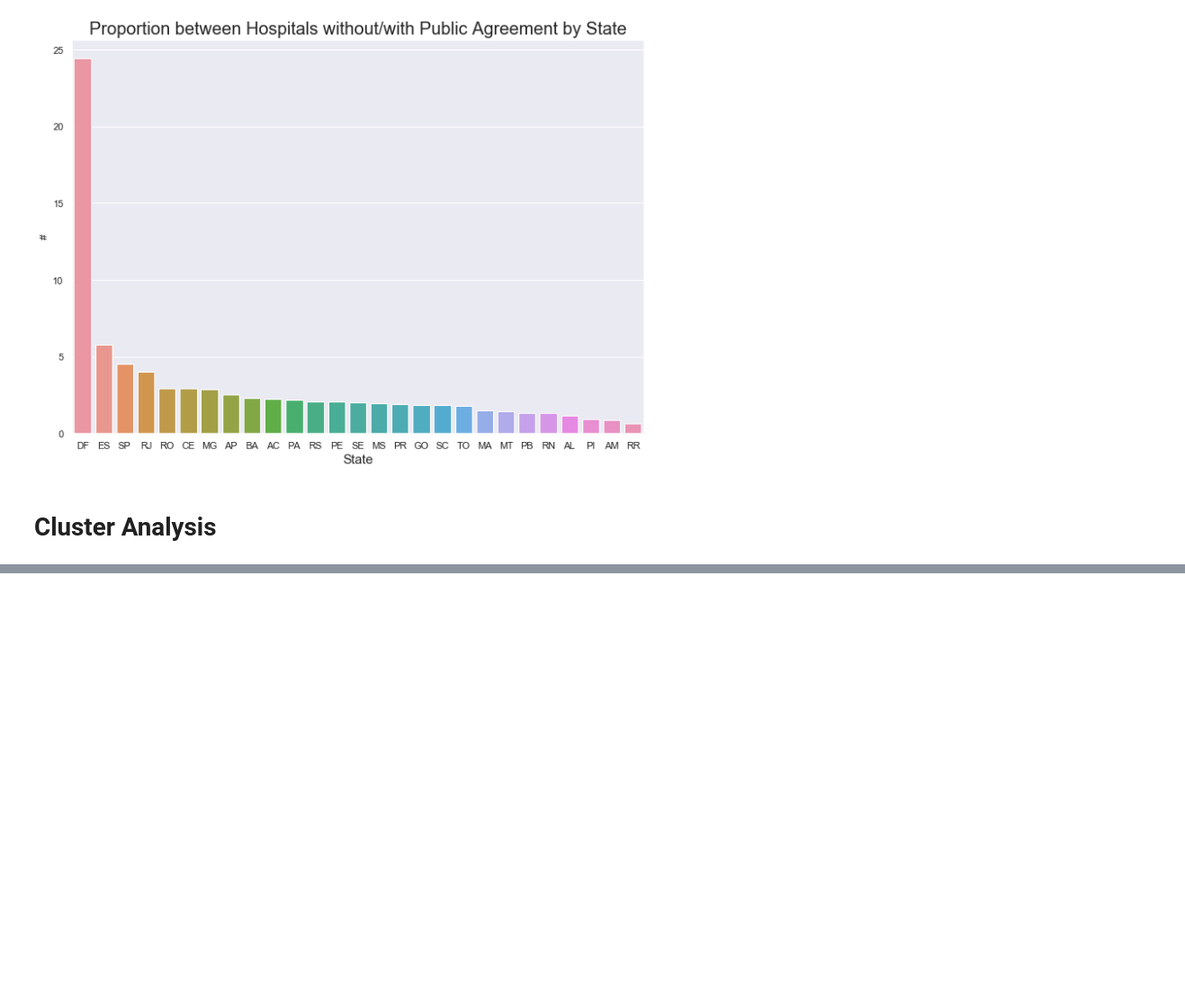
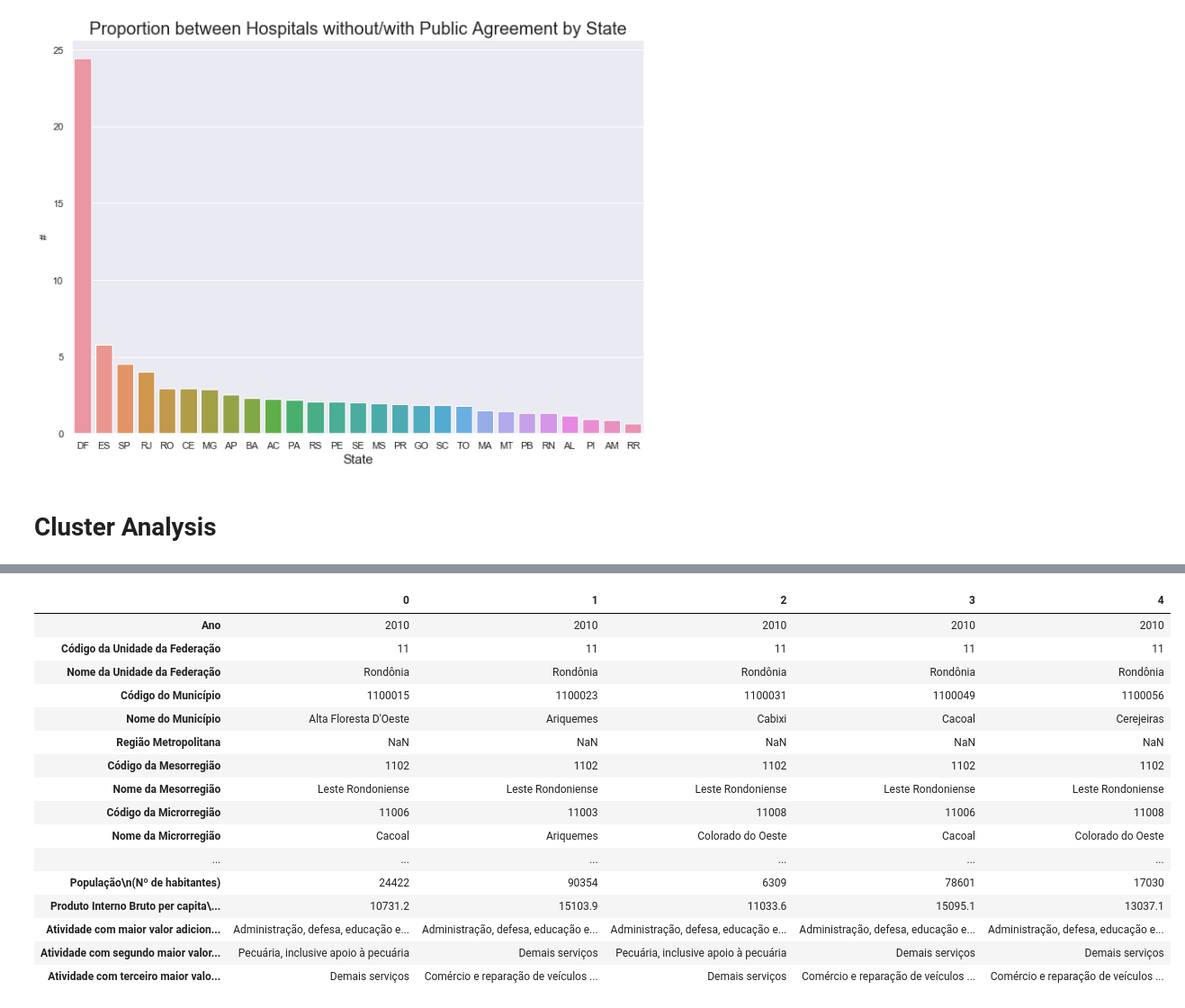
Before and after one commit to tbuzze/hospitalsbrazil2018, a Jupyter notebook: Hospital_Brazil.ipynb, the cells around one changed output, grey strips where cells are left out. Shown: that part at 90% size. Cells and saved outputs as stored; diff of their text form; code cells hidden in the pictures; blank space fills up the shorter version.

```diff
--- a/Hospital_Brazil.ipynb
+++ b/Hospital_Brazil.ipynb
@@ -286,0 +355,21 @@ Text(0, 0.5, '#')
+# %%
+#-- printing head
+pib.head().T
+# %% [output]
+|  | 0 | 1 | 2 | 3 | 4 |
+| Ano | 2010 | 2010 | 2010 | 2010 | 2010 |
+| Código da Unidade da Federação | 11 | 11 | 11 | 11 | 11 |
+| Nome da Unidade da Federação | Rondônia | Rondônia | Rondônia | Rondônia | Rondônia |
+| Código do Município | 1100015 | 1100023 | 1100031 | 1100049 | 1100056 |
+| Nome do Município | Alta Floresta D'Oeste | Ariquemes | Cabixi | Cacoal | Cerejeiras |
+| Região Metropolitana | NaN | NaN | NaN | NaN | NaN |
+| Código da Mesorregião | 1102 | 1102 | 1102 | 1102 | 1102 |
+| Nome da Mesorregião | Leste Rondoniense | Leste Rondoniense | Leste Rondoniense | Leste Rondoniense | Leste Rondoniense |
+| Código da Microrregião | 11006 | 11003 | 11008 | 11006 | 11008 |
+| Nome da Microrregião | Cacoal | Ariquemes | Colorado do Oeste | Cacoal | Colorado do Oeste |
+| ... | ... | ... | ... | ... | ... |
+| População\n(Nº de habitantes) | 24422 | 90354 | 6309 | 78601 | 17030 |
+| Produto Interno Bruto per capita\... | 10731.2 | 15103.9 | 11033.6 | 15095.1 | 13037.1 |
+| Atividade com maior valor adicion... | Administração, defesa, educação e... | Administração, defesa, educação e... | Administração, defesa, educação e... | Administração, defesa, educação e... | Administração, defesa, educação e... |
+| Atividade com segundo maior valor... | Pecuária, inclusive apoio à pecuária | Demais serviços | Pecuária, inclusive apoio à pecuária | Demais serviços | Demais serviços |
+| Atividade com terceiro maior valo... | Demais serviços | Comércio e reparação de veículos ... | Demais serviços | Comércio e reparação de veículos ... | Comércio e reparação de veículos ... |
```
Also changed, not shown: parts of 25 cells of this notebook, 2 other files.
